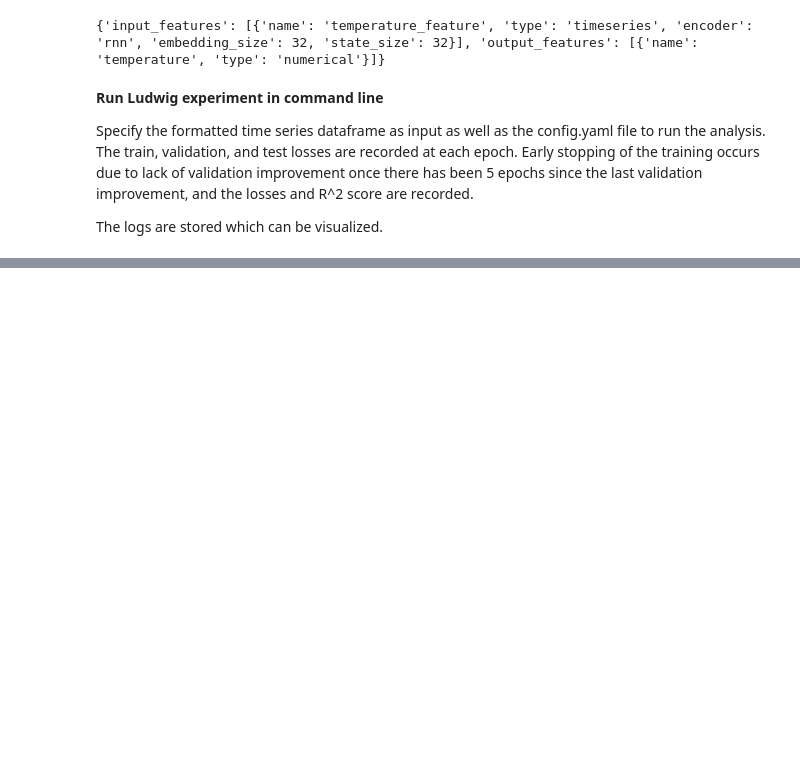
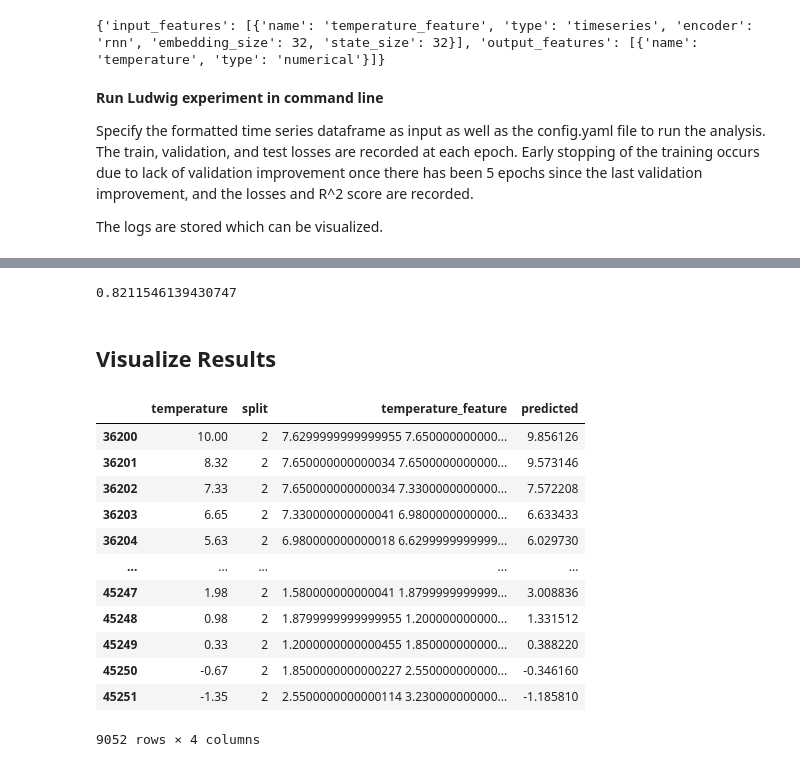
Before and after one commit to McGill-MMA-EnterpriseAnalytics/Cloud-Computations, a Jupyter notebook: INSY695_AutoML.ipynb, the cells around one changed output, grey strips where cells are left out. Saved outputs shown, nothing was run; the diff lists cells and outputs as text; code cells hidden in the pictures; blank space fills up the shorter version.

```diff
--- a/INSY695_AutoML.ipynb
+++ b/INSY695_AutoML.ipynb
@@ -153,6 +170,12 @@ r2: 0.9949301
 Saved to: results/experiment_run
+# %%
+np.sqrt(0.6742949)
+# %% [output]
+0.8211546139430747
 # %%
 !ludwig visualize --visualization learning_curves \
   --output_feature_name temperature \
   --training_statistics results/experiment_run/training_statistics.json \
   --model_names Model1
+# %% [markdown]
+## Visualize Results
@@ -158,0 +184,18 @@ Saved to: results/experiment_run
+# %%
+ludwig_df_plot = ludwig_df[ludwig_df['split'] == 2]
+ludwig_df_plot['predicted'] = test.values
+ludwig_df_plot
+# %% [output]
+|  | temperature | split | temperature_feature | predicted |
+| 36200 | 10.00 | 2 | 7.6299999999999955 7.650000000000... | 9.856126 |
+| 36201 | 8.32 | 2 | 7.650000000000034 7.6500000000000... | 9.573146 |
+| 36202 | 7.33 | 2 | 7.650000000000034 7.3300000000000... | 7.572208 |
+| 36203 | 6.65 | 2 | 7.330000000000041 6.9800000000000... | 6.633433 |
+| 36204 | 5.63 | 2 | 6.980000000000018 6.6299999999999... | 6.029730 |
+| ... | ... | ... | ... | ... |
+| 45247 | 1.98 | 2 | 1.580000000000041 1.8799999999999... | 3.008836 |
+| 45248 | 0.98 | 2 | 1.8799999999999955 1.200000000000... | 1.331512 |
+| 45249 | 0.33 | 2 | 1.2000000000000455 1.850000000000... | 0.388220 |
+| 45250 | -0.67 | 2 | 1.8500000000000227 2.550000000000... | -0.346160 |
+| 45251 | -1.35 | 2 | 2.5500000000000114 3.230000000000... | -1.185810 |
+9052 rows × 4 columns
```
Also changed, not shown: parts of 6 cells of this notebook, 24 other files.
